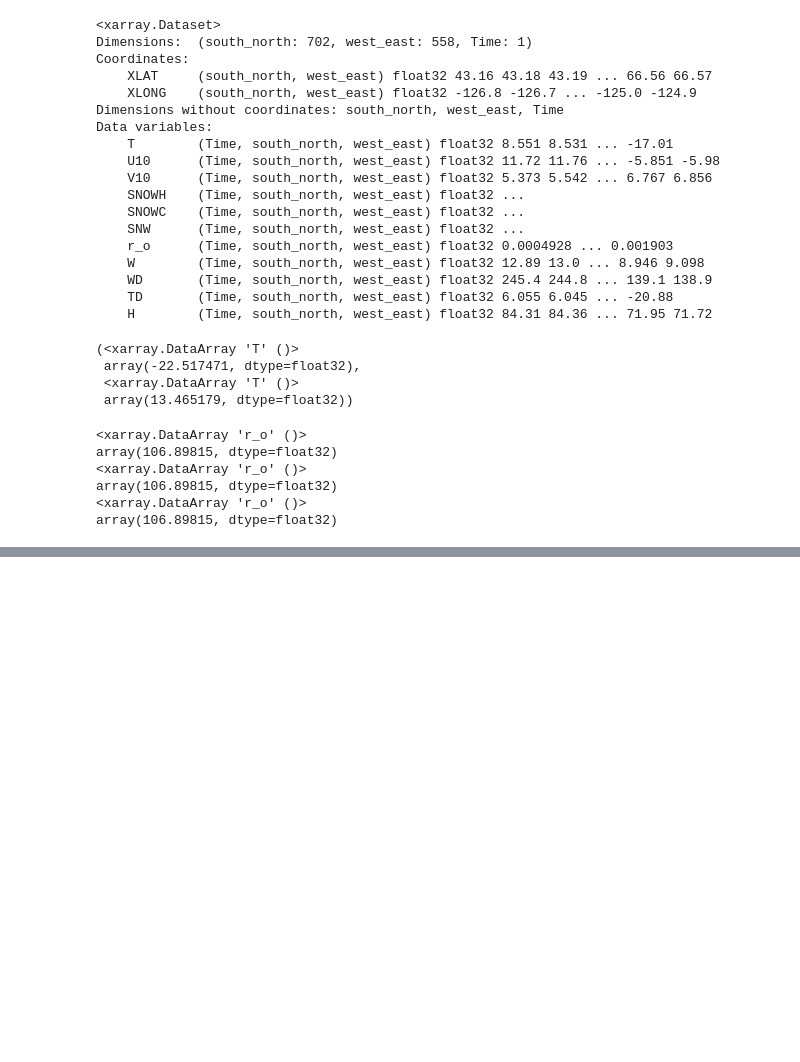
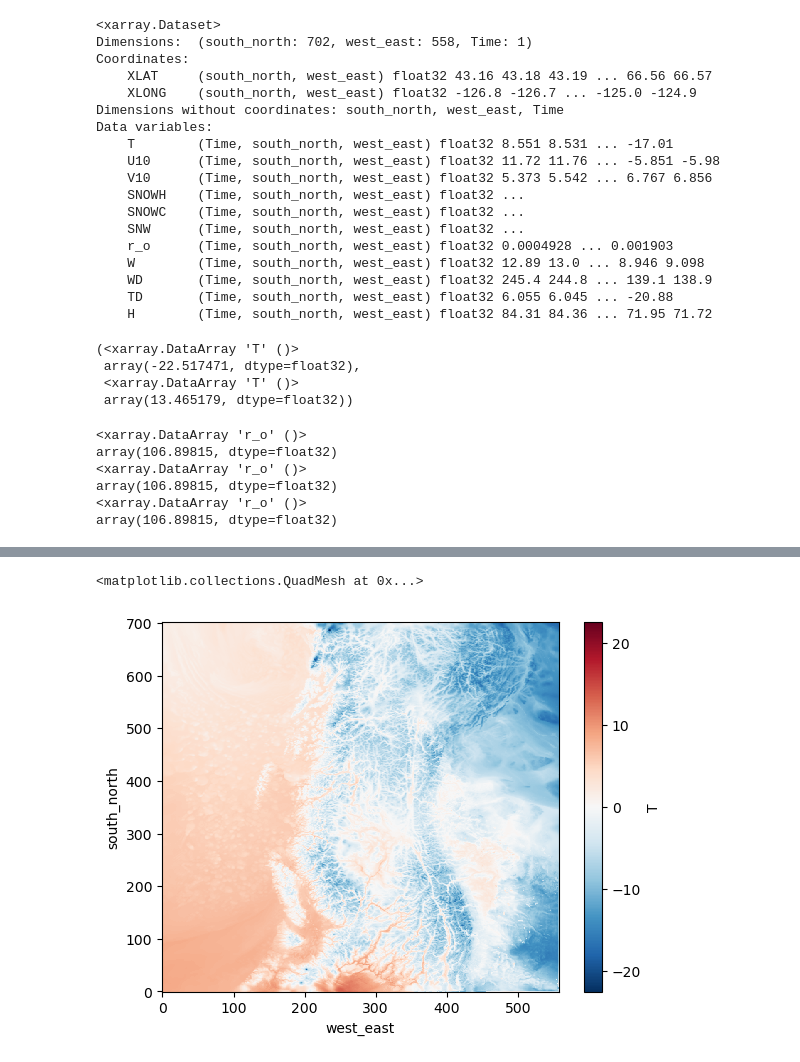
Before and after one commit to smoskii/fwf-climatex, a Jupyter notebook: utils/climatex.ipynb, the cells around one changed output, grey strips where cells are left out. Saved outputs shown, nothing was run; the diff lists cells and outputs as text; code cells hidden in the pictures; blank space fills up the shorter version.

```diff
--- a/utils/climatex.ipynb
+++ b/utils/climatex.ipynb
@@ -34,9 +34,9 @@ print(list(wrf_ds.variables))
 # %%
 import xarray as xr
 
-def transform_climatex(filein):
+def transform_climatex(ds):
 
-    ds = xr.open_dataset(filein)
+    print(ds.Times)
 
     fwf_ds = xr.Dataset()
 
@@ -49,11 +49,18 @@ def transform_climatex(filein):
     fwf_ds["SNOWC"] = ds["SNOWC"]
     fwf_ds["SNW"] = ds["SNOW"]
 
-    fwf_ds["r_o"] = (
-        ds["RAINC"]
-        + ds["RAINNC"]
-        + ds["RAINSH"]
+    # Calculate precipitation
+    precip = (
+    ds.RAINC +
+    ds.RAINNC +
+    ds.RAINSH
     )
+
+    # WRF precipitation variables (RAINC, RAINNC, RAINSH) are cumulative from model initialization.
+    # Remove the initial accumulated value to match the operational FWF input convention.
+    fwf_ds["r_o"] = precip - precip.isel(Time=0)
+
+
 
     # Calculate wind speed and direction
     fwf_ds["W"] = np.sqrt(
@@ -93,10 +100,20 @@ def transform_climatex(filein):
 
     # Add WRF coordinates
     fwf_ds = fwf_ds.assign_coords(
-    XLAT=ds.XLAT.isel(Time=0),
-    XLONG=ds.XLONG.isel(Time=0)
+    XLAT=(("south_north", "west_east"), ds.XLAT.isel(Time=0).values),
+    XLONG=(("south_north", "west_east"), ds.XLONG.isel(Time=0).values)
+    )
+
+
+    time = pd.to_datetime(
+    ds.Times.values.astype(str),
+    format="%Y-%m-%d_%H:%M:%S"
+    )
+
+    fwf_ds = fwf_ds.assign_coords(
+        Time=("Time", time)
     )
 
     return fwf_ds
 # %%
-fwf_ds = transform_climatex(filein)
+fwf_ds = transform_climatex(ds)
@@ -221,0 +359,5 @@ print(timezone.Zone.shape)
+# %%
+fwf_ds.T.plot()
+# %% [output]
+<matplotlib.collections.QuadMesh at 0x...>
+[figure, added]
```
Also changed, not shown: parts of 21 cells of this notebook, 2 other files.
